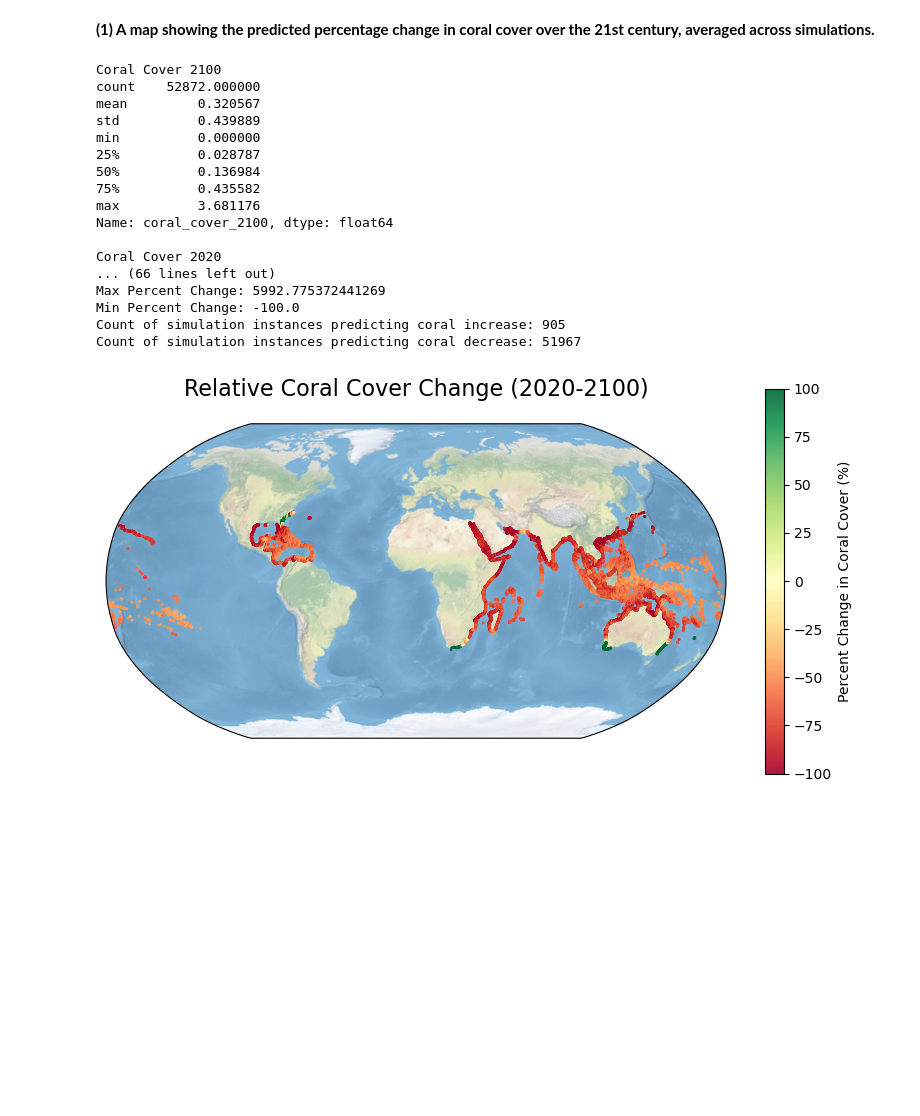
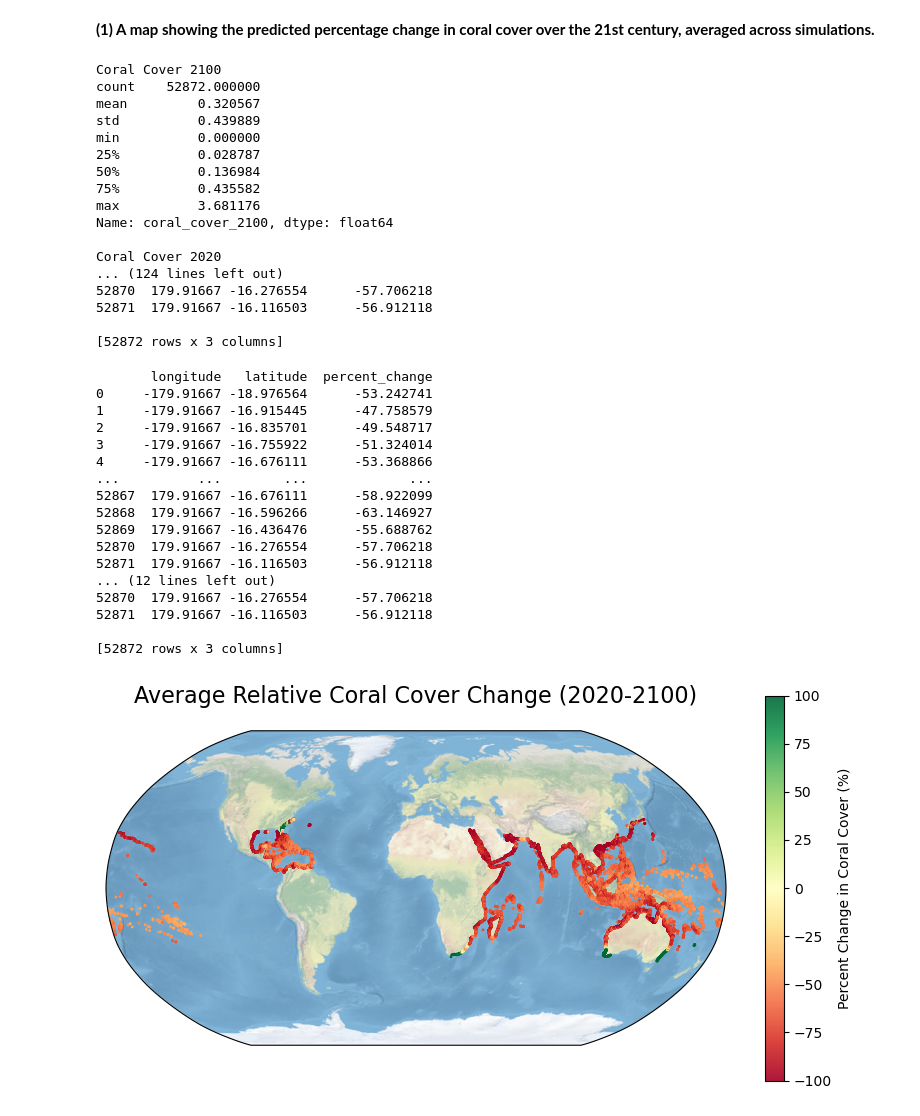
Before and after one commit to maluhiakinimaka/mbio691l-kinimaka, a Jupyter notebook: mbio691l_project_kinimaka.ipynb, the cells around one changed output. Drawn from its saved outputs; the diff is of its cells as text; code cells hidden in the pictures; blank space fills up the shorter version.

Commit message:
Final code for plot #1

```diff
--- a/mbio691l_project_kinimaka.ipynb
+++ b/mbio691l_project_kinimaka.ipynb
@@ -93,11 +93,13 @@ print(f"Data Shape: {data.shape}")
 print(data['coral_cover_2020'].describe())  # summary of coral_cover_2020
 print()
 
-# filter simulation results if coral_cover_2020 <= 0, and approaaching zero, to avoid division errors and skewed results
 # note: assuming ideal conditions and focusing on a fast-growing species, coral could potentially grow 5-10 cm/yr, or 4-8m by 2100,
 # therefore it is possible to see up to 80 times coral cover increase (400% increase) under optimal conditions.
 # note: 0.2099 is the minimum viable 2020 coral cover value for max change to remain < 100%
+
+# filter simulation results if coral_cover_2020 <= 0 to avoid division errors, values very close to zero are averaged later to prevent skew
 filt_data = data[data['coral_cover_2020'] > 0].copy()
+print(filt_data)
 
 # check filter application
 print("Filter Coral Cover 2020")
@@ -122,6 +124,11 @@ coral_gain = (filt_data['percent_change'] > 0).sum()
 print(f"Count of simulation instances predicting coral increase: {coral_gain}")
 coral_loss = (filt_data['percent_change'] < 0).sum()
 print(f"Count of simulation instances predicting coral decrease: {coral_loss}")
+print()
+
+# grouping by location to calculate average percent cover and reduce large outliers
+m_percent_change = filt_data.groupby(['longitude', 'latitude'])['percent_change'].mean().reset_index()
+print(m_percent_change)
 # %% [output]
 Coral Cover 2100
 count    52872.000000
@@ -135,43 +142,62 @@ max          3.681176
 Name: coral_cover_2100, dtype: float64
 
 Coral Cover 2020
-... (66 lines left out)
-Max Percent Change: 5992.775372441269
-Min Percent Change: -100.0
-Count of simulation instances predicting coral increase: 905
-Count of simulation instances predicting coral decrease: 51967
+... (124 lines left out)
+52870  179.91667 -16.276554      -57.706218
+52871  179.91667 -16.116503      -56.912118
+
+[52872 rows x 3 columns]
 # %%
+
+
 # modify cartopy example "Global Robinson Project" to create a background for geospatial plotting
 # initialize plot
 def main():
     # set figure size
     fig = plt.figure(figsize=(10, 5))
 
     # creating figure
     ax = fig.add_subplot(1, 1, 1, projection=ccrs.Robinson()) # add oval border for subplot area
     ax.stock_img() # add globe stock image
     #ax.coastlines() # add border for coastlines
 
     # plot % change column using scatter function and setting a divergent color scheme
-    scatter = ax.scatter(filt_data['longitude'], filt_data['latitude'], c=filt_data['percent_change'],
+    scatter = ax.scatter(m_percent_change['longitude'], m_percent_change['latitude'], c=m_percent_change['percent_change'],
         cmap='RdYlGn',     # colormap value
         vmin=-100,      # set percent change min
         vmax=100,       # set percent change max
         marker='o',     # set marker type
         s=1,            # set marker size
         alpha=0.9,      # set marker opacity
-        transform=ccrs.PlateCarree() # specify crs
+        transform=ccrs.PlateCarree() # specify cordinate system
         )
 
     # label plot
     cbar = plt.colorbar(scatter, ax=ax, orientation='vertical', pad=0.05)
     cbar.set_label('Percent Change in Coral Cover (%)')
-    plt.title('Relative Coral Cover Change (2020-2100)',
+    plt.title('Average Relative Coral Cover Change (2020-2100)',
           fontsize=16, loc='center', pad=20, color='black')
 
     plt.show()
 
 # plot
 main()
 # %% [output]
+       longitude   latitude  percent_change
+0     -179.91667 -18.976564      -53.242741
+1     -179.91667 -16.915445      -47.758579
+2     -179.91667 -16.835701      -49.548717
+3     -179.91667 -16.755922      -51.324014
+4     -179.91667 -16.676111      -53.368866
+...          ...        ...             ...
+52867  179.91667 -16.676111      -58.922099
+52868  179.91667 -16.596266      -63.146927
+52869  179.91667 -16.436476      -55.688762
+52870  179.91667 -16.276554      -57.706218
+52871  179.91667 -16.116503      -56.912118
+... (12 lines left out)
+52870  179.91667 -16.276554      -57.706218
+52871  179.91667 -16.116503      -56.912118
+
+[52872 rows x 3 columns]
-[figure, old version]
+[figure, new version]
```
